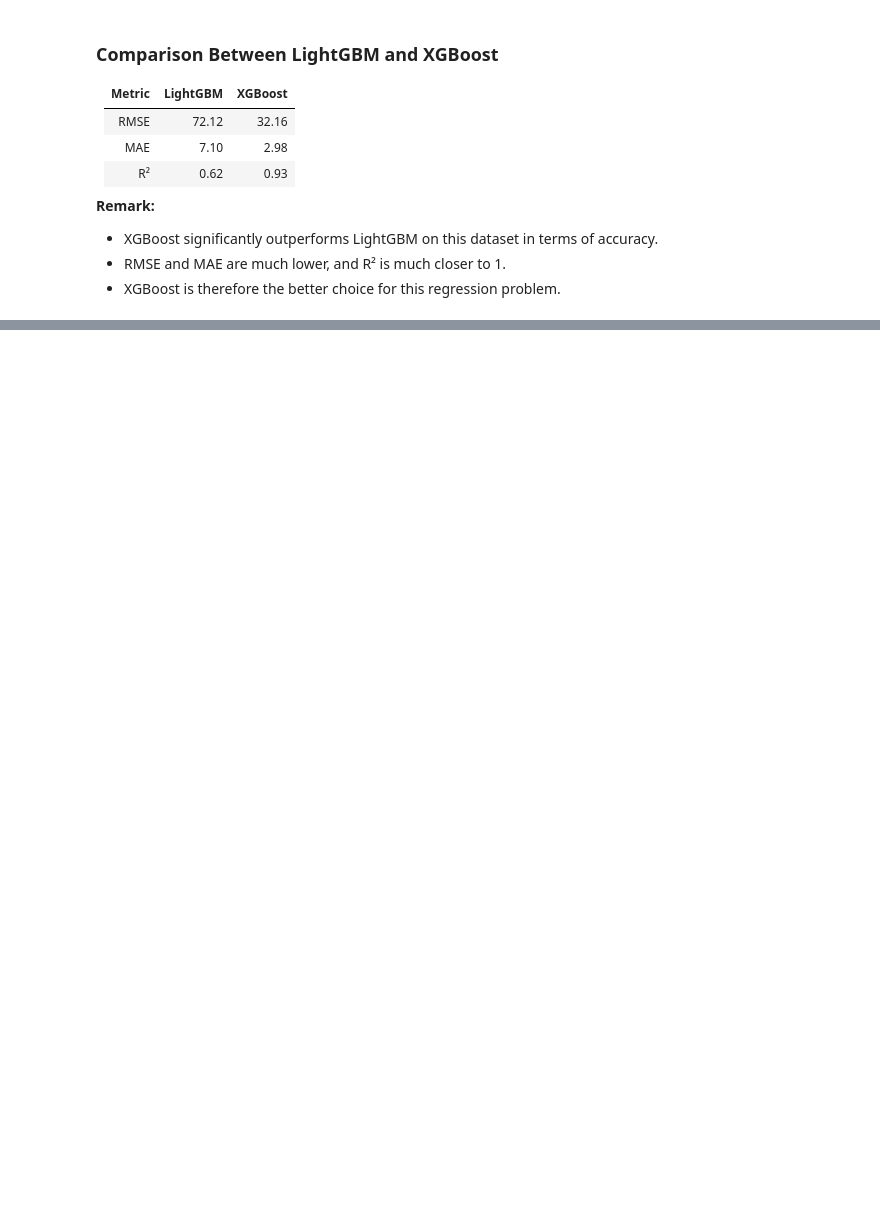
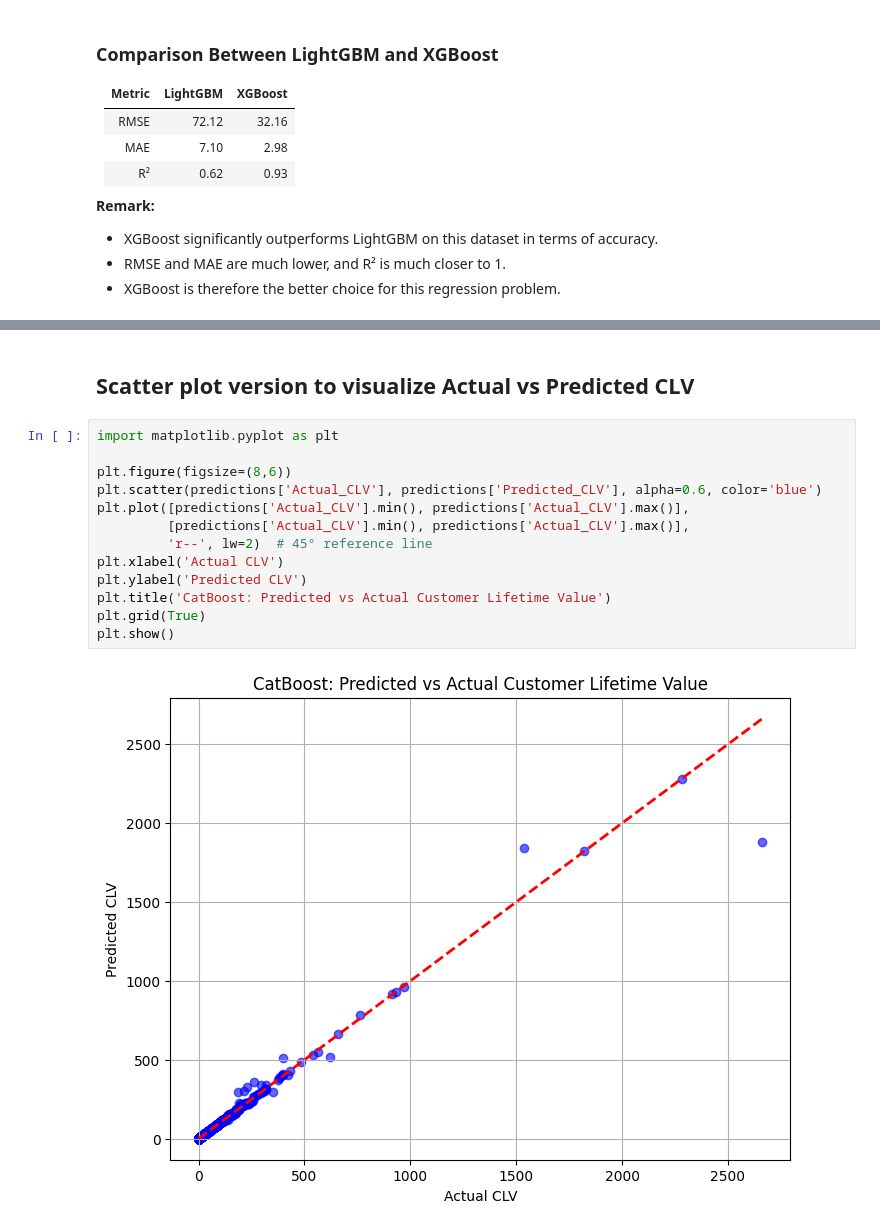
Before and after one commit to NadaManai/Customer-Lifetime-Value-Prediction-Segmentation-for-E-commerce, a Jupyter notebook: CLV prediction and customer segmentation/Customer Lifetime Value (CLV) prediction.ipynb, the cells around one changed output, grey strips where cells are left out. Drawn from its saved outputs; the diff is of its cells as text; blank space fills up the shorter version.

Commit message:
CLV predicition model: CatBoost

```diff
--- a/CLV prediction and customer segmentation/Customer Lifetime Value (CLV) prediction.ipynb
+++ b/CLV prediction and customer segmentation/Customer Lifetime Value (CLV) prediction.ipynb
@@ -313,0 +429,17 @@ optuna.visualization.plot_param_importances(study)
+# %% [markdown]
+## Scatter plot version to visualize Actual vs Predicted CLV
+# %%
+import matplotlib.pyplot as plt
+
+plt.figure(figsize=(8,6))
+plt.scatter(predictions['Actual_CLV'], predictions['Predicted_CLV'], alpha=0.6, color='blue')
+plt.plot([predictions['Actual_CLV'].min(), predictions['Actual_CLV'].max()],
+         [predictions['Actual_CLV'].min(), predictions['Actual_CLV'].max()],
+         'r--', lw=2)  # 45° reference line
+plt.xlabel('Actual CLV')
+plt.ylabel('Predicted CLV')
+plt.title('CatBoost: Predicted vs Actual Customer Lifetime Value')
+plt.grid(True)
+plt.show()
+# %% [output]
+[figure, added]
```
Also changed, not shown: parts of 12 cells of this notebook, 6 other files.
